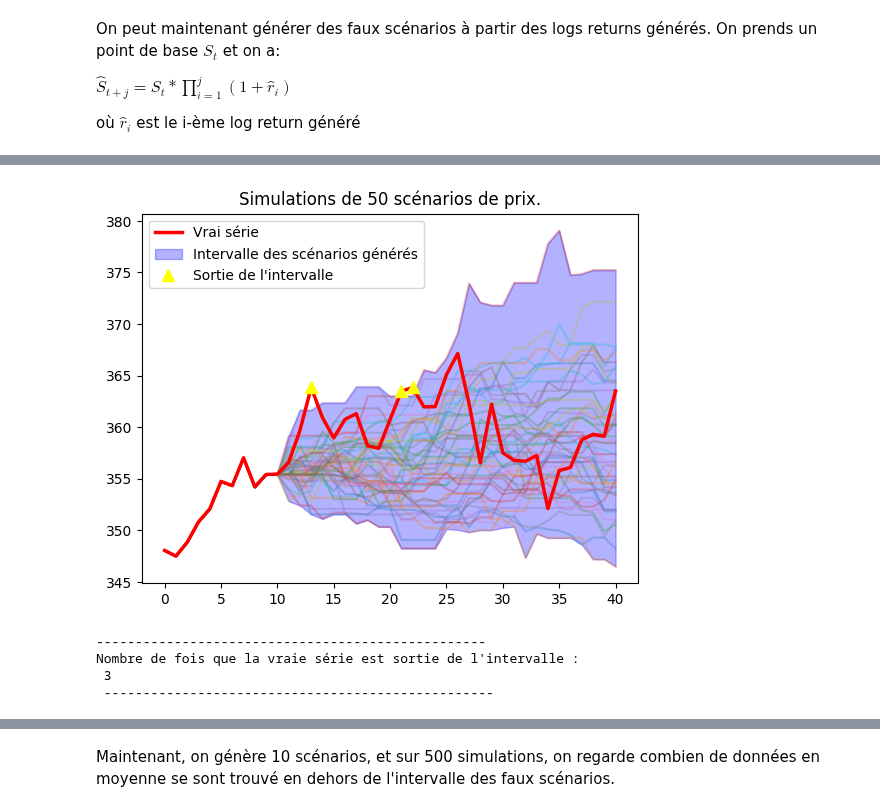
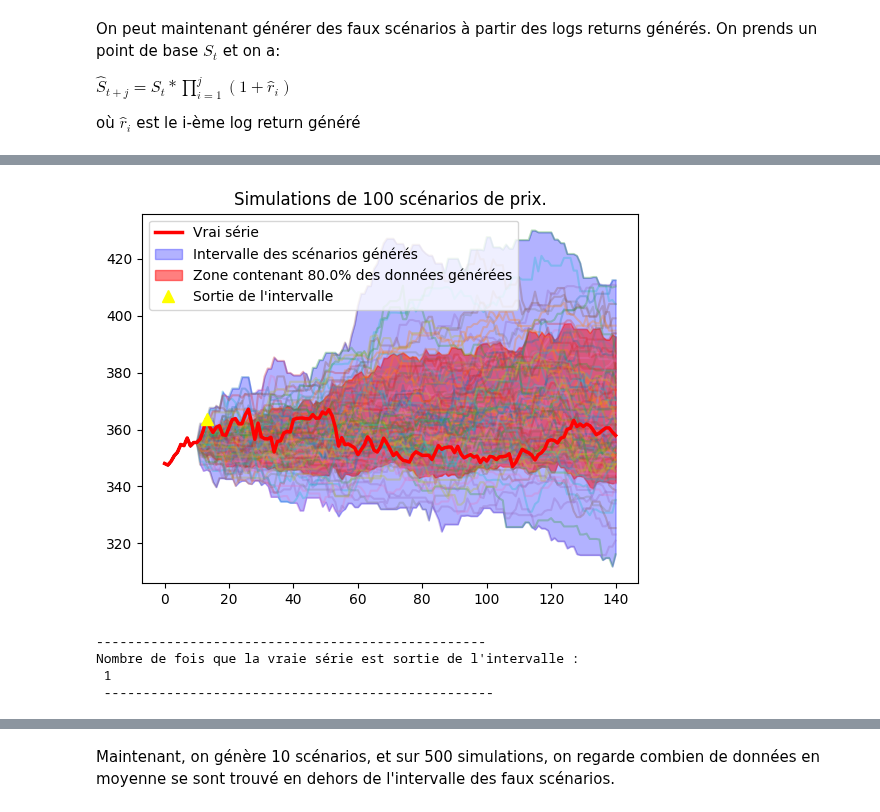
Before and after one commit to QMoayedpour/statapp-hsbc, a Jupyter notebook: gan_cnn.ipynb, the cells around one changed output, grey strips where cells are left out. Drawn from its saved outputs; the diff is of its cells as text; code cells hidden in the pictures.

```diff
--- a/gan_cnn.ipynb
+++ b/gan_cnn.ipynb
@@ -45,7 +45,7 @@ où:
 * $\lambda$ est un paramètre pour contrôler l'importance relative qu'on porte sur la moyenne ou la variance (défaut à 1.5)
 # %%
 latent_dim = 20 # Dimension du "bruit" d'entrée
-ts_dim = 50 # Dimension de sortie
+ts_dim = 150 # Dimension de sortie
 conditional = 10 # Dimension de la partie "commune"
 
 generator = Generator(latent_dim=latent_dim, ts_dim=ts_dim,condition=conditional)
@@ -98,12 +119,11 @@ from utils.network import generate_fake_scenario, evaluate_fake_scenario
 # %%
 start = 1500
 
-
-x= generate_fake_scenario(y[start:],true_y[start:],train, amplifier = 1,num =50,j=False)
+generate_fake_scenario(y[start:],true_y[start:],train, amplifier = 1,num =100, reducer=2.2,j=0.8)
 # %% [output]
-[figure, old version]
+[figure, new version]
 --------------------------------------------------
 Nombre de fois que la vraie série est sortie de l'intervalle :
- 3
+ 1
  --------------------------------------------------
 # %%
```
Also changed, not shown: parts of 13 cells of this notebook, 2 other files.
